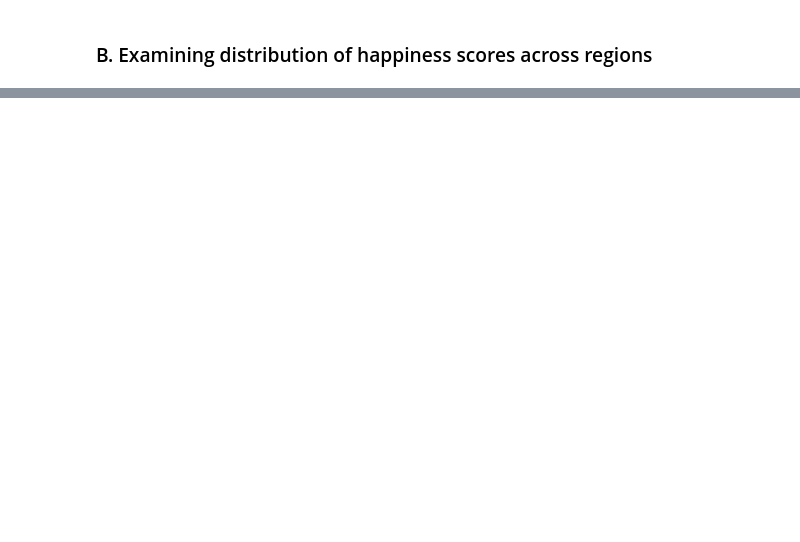
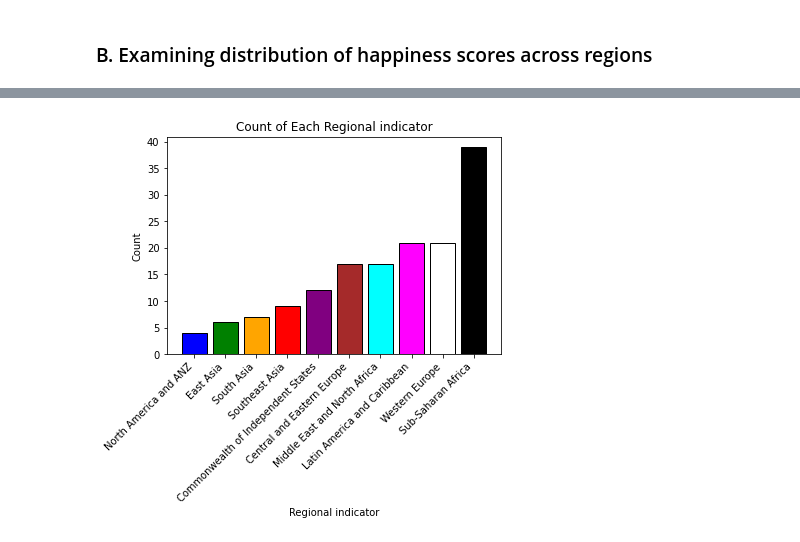
Before and after one commit to anikaarevalo/Happiness_and_world_economy_2021, a Jupyter notebook: Happiness_and_GDP_2021.ipynb, the cells around one changed output, grey strips where cells are left out. Saved outputs shown, nothing was run; the diff lists cells and outputs as text; code cells hidden in the pictures; blank space fills up the shorter version.

```diff
--- a/Happiness_and_GDP_2021.ipynb
+++ b/Happiness_and_GDP_2021.ipynb
@@ -363,0 +381,19 @@ Correlation between 'Decade' and 'GDP': 1.0
+# %%
+import matplotlib.pyplot as plt
+
+# Assuming you have already executed the groupby and size operations
+regional_counts = new_happiness_2021.groupby('Regional indicator').size().sort_values()
+
+# Defining colors for each decade
+colors = ['blue', 'green', 'orange', 'red', 'purple', 'brown', 'cyan', 'magenta', 'white', 'black']
+
+# Create a bar plot
+plt.bar(regional_counts.index, regional_counts, color=colors, edgecolor='black')
+plt.xticks(rotation=90)  # Rotate x-axis labels for better visibility
+plt.xlabel('Regional indicator')
+plt.ylabel('Count')
+plt.title('Count of Each Regional indicator')
+plt.xticks(rotation=45, ha='right')  # Rotating x-axis labels for better readability
+plt.show()
+# %% [output]
+[figure, added]
```
Also changed, not shown: parts of 10 cells of this notebook.
